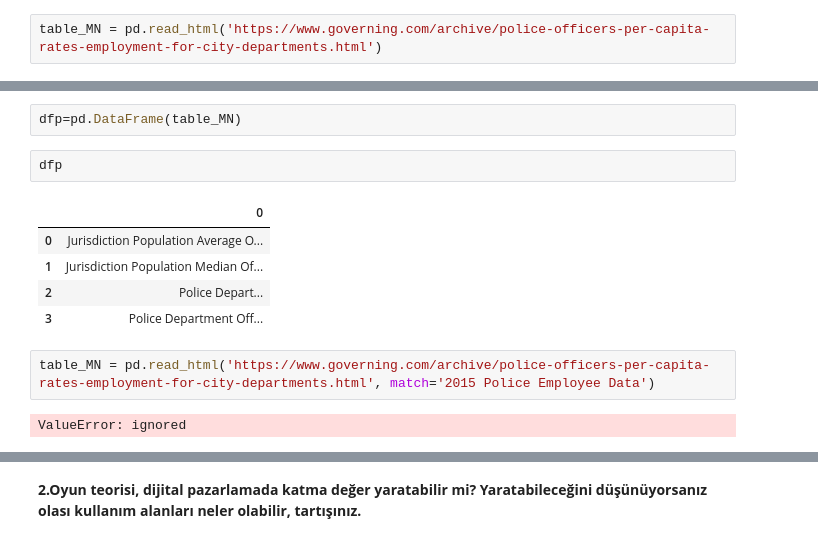
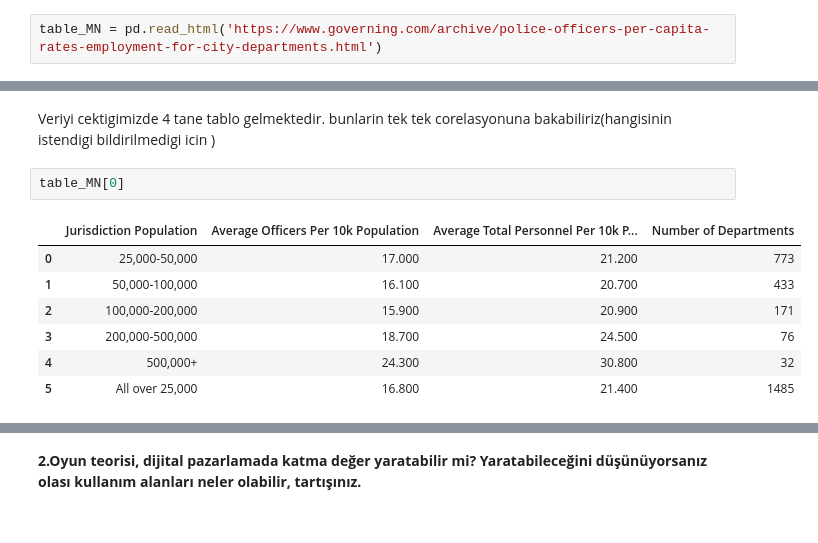
Before and after one commit to eildes06/02_DS_DATA_SCIENCE, a Jupyter notebook: churn_prediction.ipynb, the cells around one changed output, grey strips where cells are left out. Drawn from its saved outputs; the diff is of its cells as text.

```diff
--- a/churn_prediction.ipynb
+++ b/churn_prediction.ipynb
@@ -1262,16 +1256,14 @@ table_MN
 
  [690 rows x 5 columns]]
-# %%
-dfp=pd.DataFrame(table_MN)
-# %%
-dfp
-# %% [output]
-|  | 0 |
-| 0 | Jurisdiction Population Average O... |
-| 1 | Jurisdiction Population Median Of... |
-| 2 | Police Depart... |
-| 3 | Police Department Off... |
-# %%
-table_MN = pd.read_html('https://www.governing.com/archive/police-officers-per-capita-rates-employment-for-city-departments.html', match='2015 Police Employee Data')
-# %% [output]
-ValueError: ignored
+# %% [markdown]
+Veriyi cektigimizde 4 tane tablo gelmektedir. bunlarin tek tek corelasyonuna bakabiliriz(hangisinin istendigi bildirilmedigi icin )
+# %%
+table_MN[0]
+# %% [output]
+|  | Jurisdiction Population | Average Officers Per 10k Population | Average Total Personnel Per 10k P... | Number of Departments |
+| 0 | 25,000-50,000 | 17.000 | 21.200 | 773 |
+| 1 | 50,000-100,000 | 16.100 | 20.700 | 433 |
+| 2 | 100,000-200,000 | 15.900 | 20.900 | 171 |
+| 3 | 200,000-500,000 | 18.700 | 24.500 | 76 |
+| 4 | 500,000+ | 24.300 | 30.800 | 32 |
+| 5 | All over 25,000 | 16.800 | 21.400 | 1485 |
```
Also changed, not shown: parts of 13 cells of this notebook.
